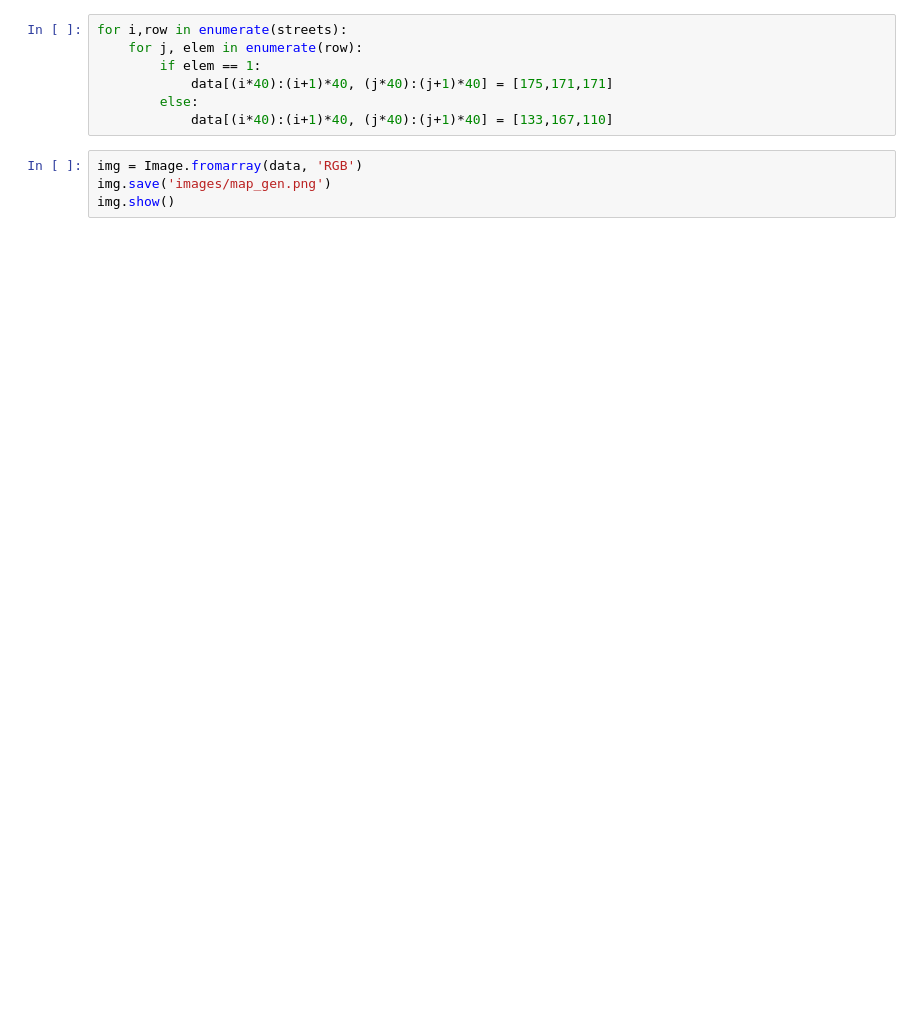
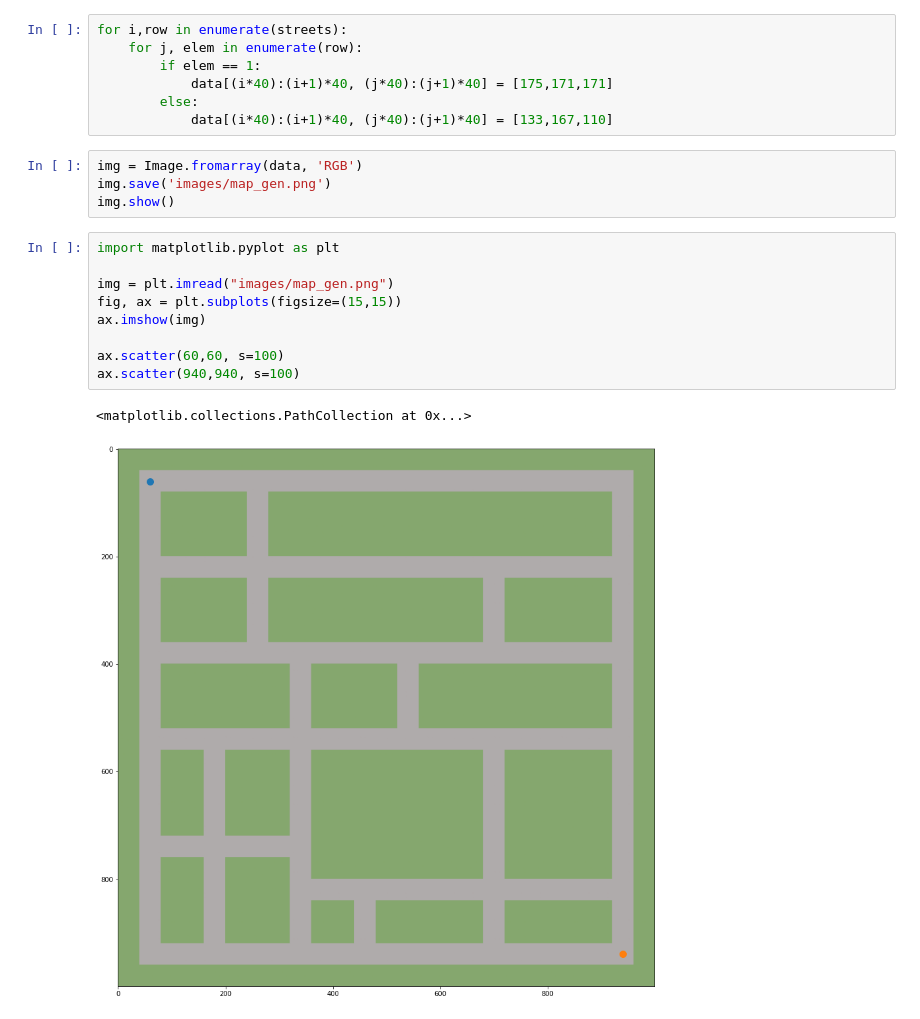
Before and after one commit to nikolim/cabworld, a Jupyter notebook: create_map.ipynb, the cells around one changed output. Cells and saved outputs as stored; diff of their text form; blank space fills up the shorter version.

```diff
--- a/create_map.ipynb
+++ b/create_map.ipynb
@@ -41,3 +43,15 @@ for i,row in enumerate(streets):
 img = Image.fromarray(data, 'RGB')
 img.save('images/map_gen.png')
 img.show()
+# %%
+import matplotlib.pyplot as plt
+
+img = plt.imread("images/map_gen.png")
+fig, ax = plt.subplots(figsize=(15,15))
+ax.imshow(img)
+
+ax.scatter(60,60, s=100)
+ax.scatter(940,940, s=100)
+# %% [output]
+<matplotlib.collections.PathCollection at 0x...>
+[figure, added]
```
Also changed, not shown: parts of 2 cells of this notebook, 7 other files.
